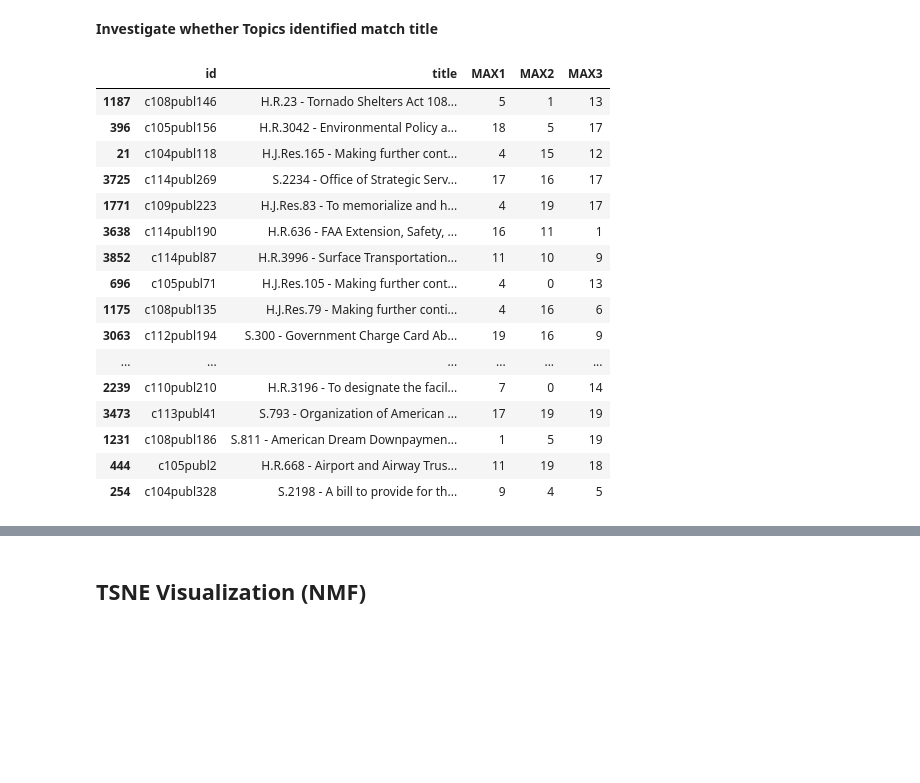
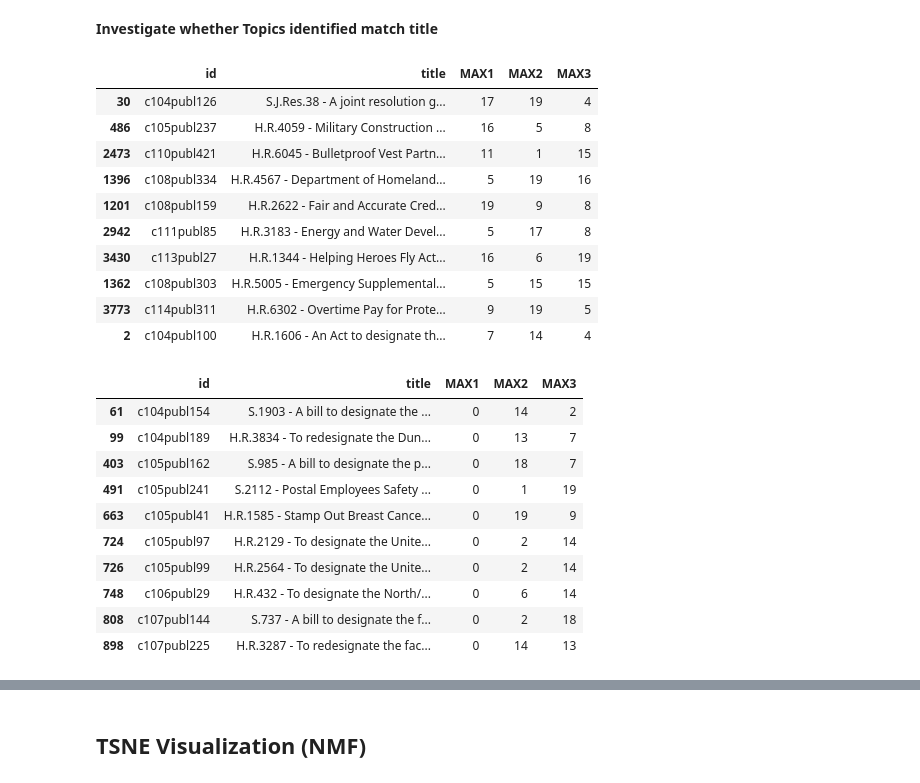
Before and after one commit to leem99/fletcher, a Jupyter notebook: unsupervised_NMF.ipynb, the cells around one changed output, grey strips where cells are left out. Cells and saved outputs as stored; diff of their text form; code cells hidden in the pictures; blank space fills up the shorter version.

```diff
--- a/unsupervised_NMF.ipynb
+++ b/unsupervised_NMF.ipynb
@@ -133,25 +137,34 @@ nmf_df = nmf_df.merge(laws_summaries[['id',
 # %%
 # Random View of Laws
 pd.options.display.max_colwidth = 100
 nmf_df[['id','title','MAX1','MAX2','MAX3']].iloc[
     np.random.choice(np.arange(0,len(laws_list)),
-                     size = 50,
+                     size = 10,
                      replace = False)]
 # %% [output]
 |  | id | title | MAX1 | MAX2 | MAX3 |
-| 1187 | c108publ146 | H.R.23 - Tornado Shelters Act 108... | 5 | 1 | 13 |
-| 396 | c105publ156 | H.R.3042 - Environmental Policy a... | 18 | 5 | 17 |
-| 21 | c104publ118 | H.J.Res.165 - Making further cont... | 4 | 15 | 12 |
-| 3725 | c114publ269 | S.2234 - Office of Strategic Serv... | 17 | 16 | 17 |
-| 1771 | c109publ223 | H.J.Res.83 - To memorialize and h... | 4 | 19 | 17 |
-| 3638 | c114publ190 | H.R.636 - FAA Extension, Safety, ... | 16 | 11 | 1 |
-| 3852 | c114publ87 | H.R.3996 - Surface Transportation... | 11 | 10 | 9 |
-| 696 | c105publ71 | H.J.Res.105 - Making further cont... | 4 | 0 | 13 |
-| 1175 | c108publ135 | H.J.Res.79 - Making further conti... | 4 | 16 | 6 |
-| 3063 | c112publ194 | S.300 - Government Charge Card Ab... | 19 | 16 | 9 |
-| ... | ... | ... | ... | ... | ... |
-| 2239 | c110publ210 | H.R.3196 - To designate the facil... | 7 | 0 | 14 |
-| 3473 | c113publ41 | S.793 - Organization of American ... | 17 | 19 | 19 |
-| 1231 | c108publ186 | S.811 - American Dream Downpaymen... | 1 | 5 | 19 |
-| 444 | c105publ2 | H.R.668 - Airport and Airway Trus... | 11 | 19 | 18 |
-| 254 | c104publ328 | S.2198 - A bill to provide for th... | 9 | 4 | 5 |
+| 30 | c104publ126 | S.J.Res.38 - A joint resolution g... | 17 | 19 | 4 |
+| 486 | c105publ237 | H.R.4059 - Military Construction ... | 16 | 5 | 8 |
+| 2473 | c110publ421 | H.R.6045 - Bulletproof Vest Partn... | 11 | 1 | 15 |
+| 1396 | c108publ334 | H.R.4567 - Department of Homeland... | 5 | 19 | 16 |
+| 1201 | c108publ159 | H.R.2622 - Fair and Accurate Cred... | 19 | 9 | 8 |
+| 2942 | c111publ85 | H.R.3183 - Energy and Water Devel... | 5 | 17 | 8 |
+| 3430 | c113publ27 | H.R.1344 - Helping Heroes Fly Act... | 16 | 6 | 19 |
+| 1362 | c108publ303 | H.R.5005 - Emergency Supplemental... | 5 | 15 | 15 |
+| 3773 | c114publ311 | H.R.6302 - Overtime Pay for Prote... | 9 | 19 | 5 |
+| 2 | c104publ100 | H.R.1606 - An Act to designate th... | 7 | 14 | 4 |
+# %%
+# See if Group 7 and Group are used in the same documents
+nmf_df[['id','title','MAX1','MAX2','MAX3']].loc[nmf_df['MAX1']==0,:].head(n=10)
+# %% [output]
+|  | id | title | MAX1 | MAX2 | MAX3 |
+| 61 | c104publ154 | S.1903 - A bill to designate the ... | 0 | 14 | 2 |
+| 99 | c104publ189 | H.R.3834 - To redesignate the Dun... | 0 | 13 | 7 |
+| 403 | c105publ162 | S.985 - A bill to designate the p... | 0 | 18 | 7 |
+| 491 | c105publ241 | S.2112 - Postal Employees Safety ... | 0 | 1 | 19 |
+| 663 | c105publ41 | H.R.1585 - Stamp Out Breast Cance... | 0 | 19 | 9 |
+| 724 | c105publ97 | H.R.2129 - To designate the Unite... | 0 | 2 | 14 |
+| 726 | c105publ99 | H.R.2564 - To designate the Unite... | 0 | 2 | 14 |
+| 748 | c106publ29 | H.R.432 - To designate the North/... | 0 | 6 | 14 |
+| 808 | c107publ144 | S.737 - A bill to designate the f... | 0 | 2 | 18 |
+| 898 | c107publ225 | H.R.3287 - To redesignate the fac... | 0 | 14 | 13 |
```
Also changed, not shown: parts of 15 cells of this notebook, 2 other files.
